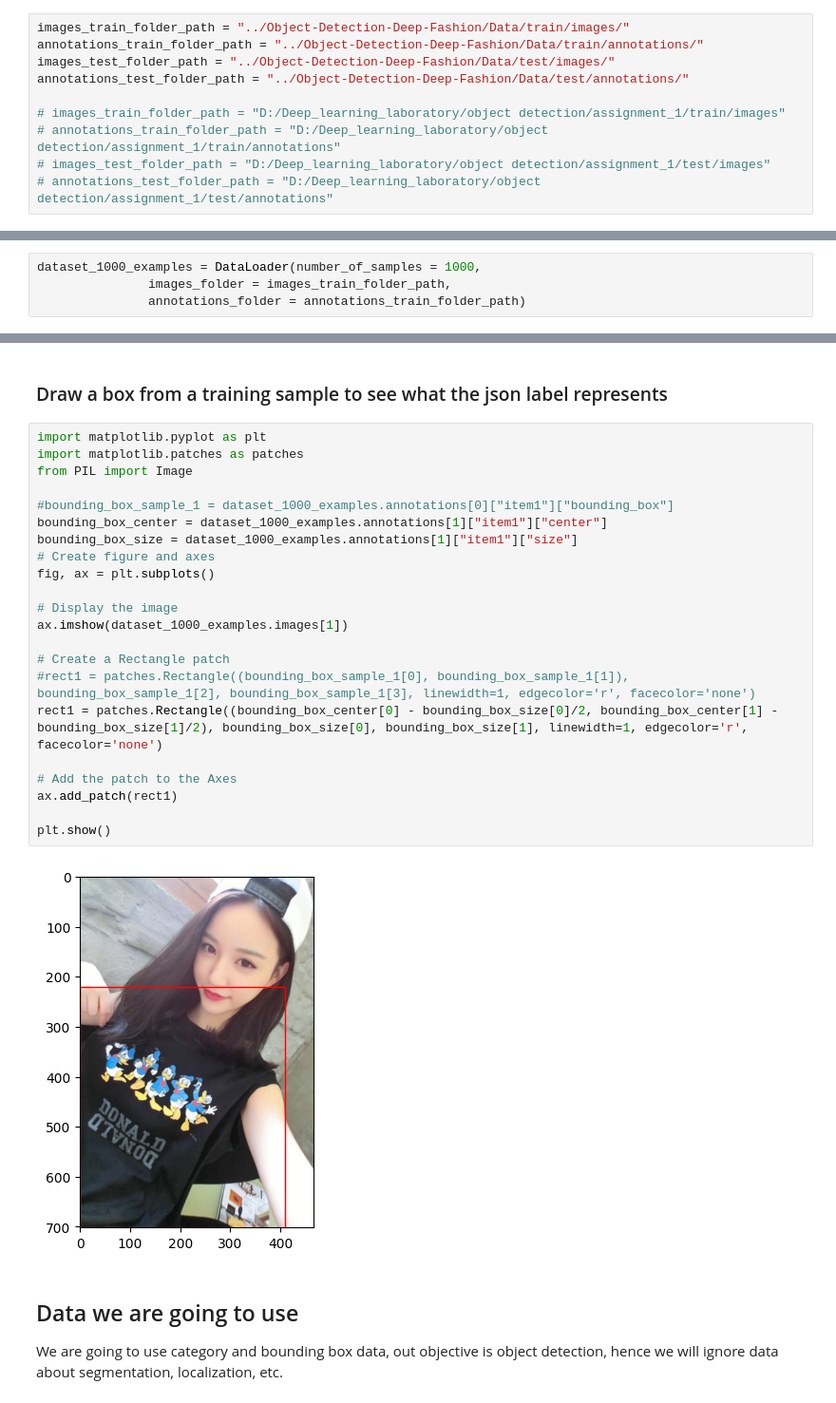
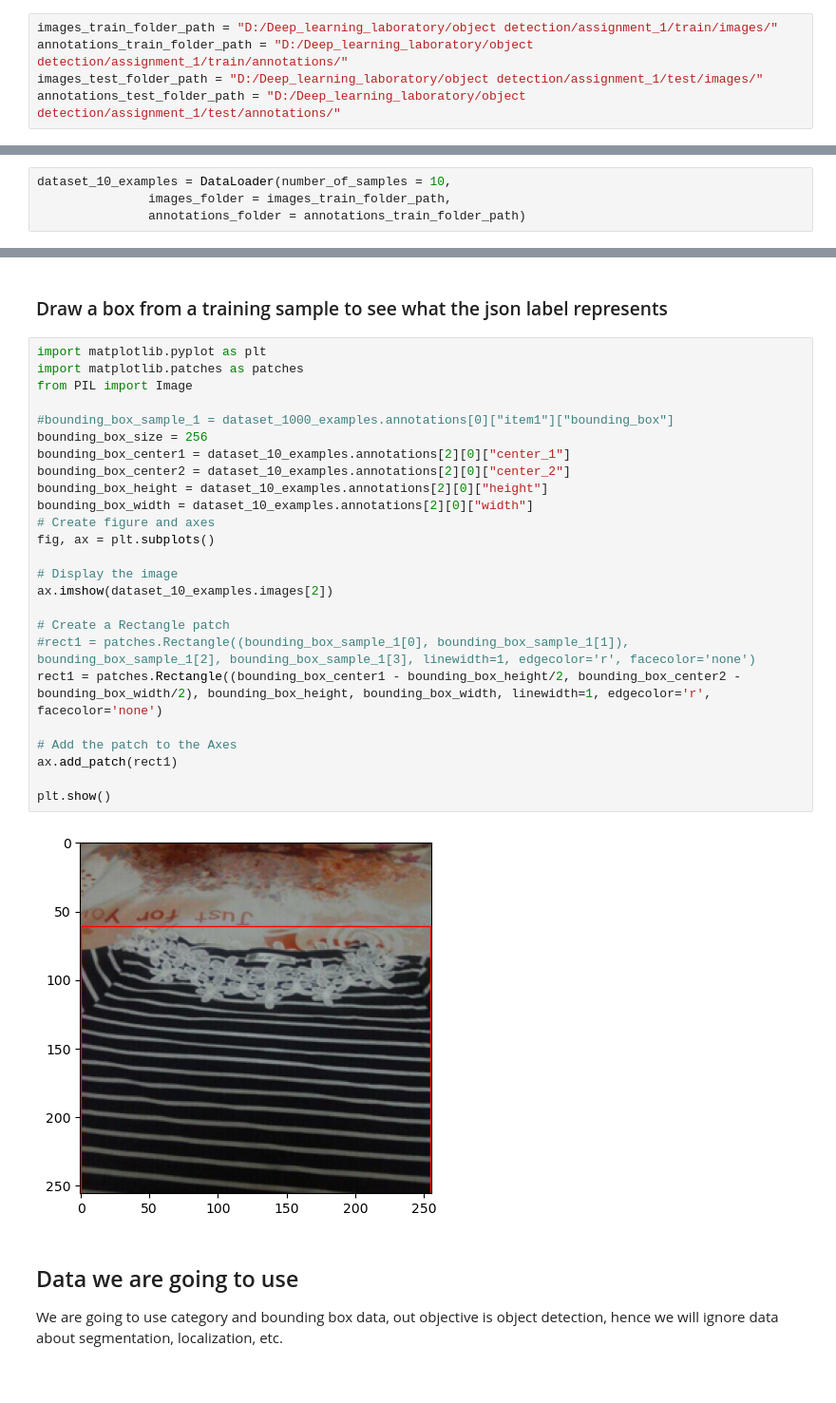
Before and after one commit to Firamon/Object-Detection-Deep-Fashion, a Jupyter notebook: object_detection.ipynb, the cells around one changed output, grey strips where cells are left out. Shown: that part at 95% size. Drawn from its saved outputs; the diff is of its cells as text.

Commit message:
updated DataLoader class. Image and labels now are rescaled. Useless data is dropped

```diff
--- a/object_detection.ipynb
+++ b/object_detection.ipynb
@@ -71,15 +143,10 @@ class DataLoader:
         for i in range(0, len(self.images)):
             self.images[i] = self.images[i] / 255
 # %%
-images_train_folder_path = "../Object-Detection-Deep-Fashion/Data/train/images/"
-annotations_train_folder_path = "../Object-Detection-Deep-Fashion/Data/train/annotations/"
-images_test_folder_path = "../Object-Detection-Deep-Fashion/Data/test/images/"
-annotations_test_folder_path = "../Object-Detection-Deep-Fashion/Data/test/annotations/"
-
-# images_train_folder_path = "D:/Deep_learning_laboratory/object detection/assignment_1/train/images"
-# annotations_train_folder_path = "D:/Deep_learning_laboratory/object detection/assignment_1/train/annotations"
-# images_test_folder_path = "D:/Deep_learning_laboratory/object detection/assignment_1/test/images"
-# annotations_test_folder_path = "D:/Deep_learning_laboratory/object detection/assignment_1/test/annotations"
+images_train_folder_path = "D:/Deep_learning_laboratory/object detection/assignment_1/train/images/"
+annotations_train_folder_path = "D:/Deep_learning_laboratory/object detection/assignment_1/train/annotations/"
+images_test_folder_path = "D:/Deep_learning_laboratory/object detection/assignment_1/test/images/"
+annotations_test_folder_path = "D:/Deep_learning_laboratory/object detection/assignment_1/test/annotations/"
 # %%
 def get_file_names_in_directory(directory_path):
         res = []
@@ -89,7 +156,7 @@ def get_file_names_in_directory(directory_path):
                 res.append(path)
         return res
 # %%
-dataset_1000_examples = DataLoader(number_of_samples = 1000,
+dataset_10_examples = DataLoader(number_of_samples = 10,
                images_folder = images_train_folder_path,
                annotations_folder = annotations_train_folder_path)
 # %% [output]
@@ -209,27 +247,30 @@ AssertionError:
 # %%
 import matplotlib.pyplot as plt
 import matplotlib.patches as patches
 from PIL import Image
 
 #bounding_box_sample_1 = dataset_1000_examples.annotations[0]["item1"]["bounding_box"]
-bounding_box_center = dataset_1000_examples.annotations[1]["item1"]["center"]
-bounding_box_size = dataset_1000_examples.annotations[1]["item1"]["size"]
+bounding_box_size = 256
+bounding_box_center1 = dataset_10_examples.annotations[2][0]["center_1"]
+bounding_box_center2 = dataset_10_examples.annotations[2][0]["center_2"]
+bounding_box_height = dataset_10_examples.annotations[2][0]["height"]
+bounding_box_width = dataset_10_examples.annotations[2][0]["width"]
 # Create figure and axes
 fig, ax = plt.subplots()
 
 # Display the image
-ax.imshow(dataset_1000_examples.images[1])
+ax.imshow(dataset_10_examples.images[2])
 
 # Create a Rectangle patch
 #rect1 = patches.Rectangle((bounding_box_sample_1[0], bounding_box_sample_1[1]), bounding_box_sample_1[2], bounding_box_sample_1[3], linewidth=1, edgecolor='r', facecolor='none')
-rect1 = patches.Rectangle((bounding_box_center[0] - bounding_box_size[0]/2, bounding_box_center[1] - bounding_box_size[1]/2), bounding_box_size[0], bounding_box_size[1], linewidth=1, edgecolor='r', facecolor='none')
+rect1 = patches.Rectangle((bounding_box_center1 - bounding_box_height/2, bounding_box_center2 - bounding_box_width/2), bounding_box_height, bounding_box_width, linewidth=1, edgecolor='r', facecolor='none')
 
 # Add the patch to the Axes
 ax.add_patch(rect1)
 
 plt.show()
 # %% [output]
-[figure, old version]
+[figure, new version]
 # %% [markdown]
 ## Data we are going to use
 We are going to use category and bounding box data, out objective is object detection, hence we will ignore data about segmentation, localization, etc.
```
Also changed, not shown: parts of 10 cells of this notebook.
